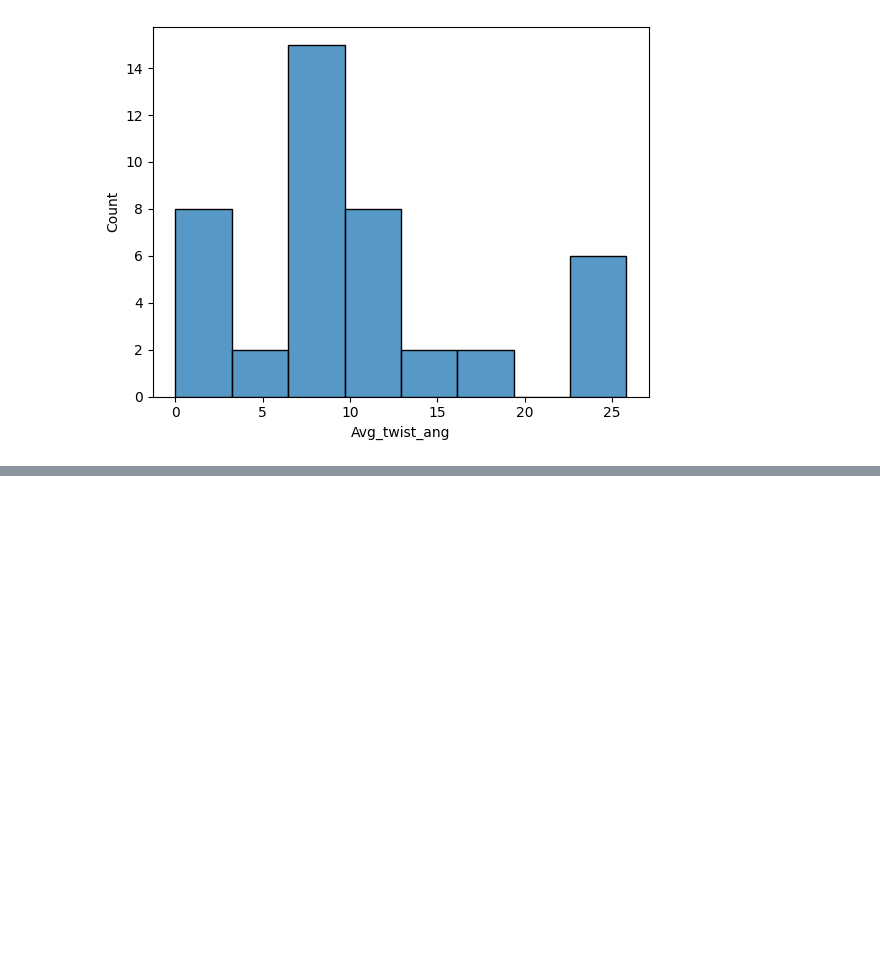
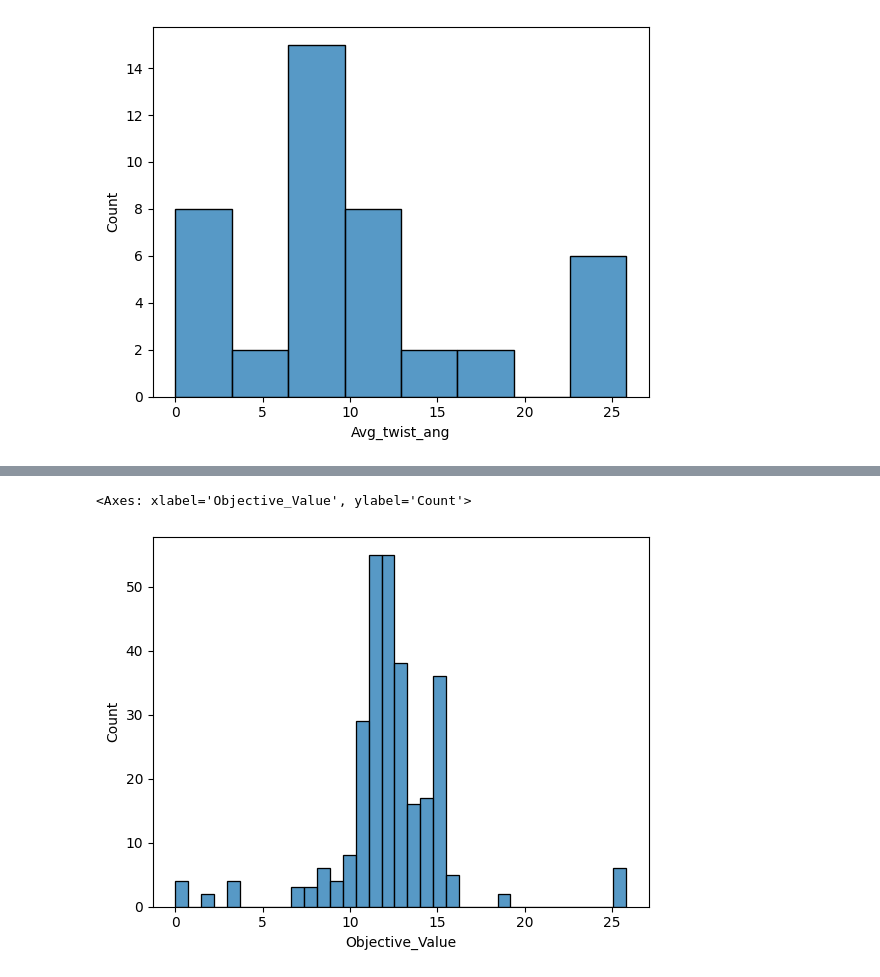
Before and after one commit to Anny-tech/Bayesian_Active_Learning, a Jupyter notebook: BO_AL_Basic_Implementation_fin.ipynb, the cells around one changed output, grey strips where cells are left out. Drawn from its saved outputs; the diff is of its cells as text; code cells hidden in the pictures; blank space fills up the shorter version.

```diff
--- a/BO_AL_Basic_Implementation_fin.ipynb
+++ b/BO_AL_Basic_Implementation_fin.ipynb
@@ -406,7 +441,7 @@ set_random_seed(42)
 desired_value = 8.5
 
 # Run Bayesian Optimization with the original format of data
-results_df = bayesian_optimization(n_iterations=50, X_sample=X_init,\
+results_df, cand_dict = bayesian_optimization(n_iterations=50, X_sample=X_init,\
                                        Y_sample=Y_init, X_i=X_i, Y_org=Y_org,\
                                        bounds=bounds, desired_target=desired_value)
 results_df.to_csv('optimization_results.csv', index=False)
@@ -506,0 +558,5 @@ instead, which fixes the issues and has the same API. See https://arxiv.org/abs/
+# %%
+sns.histplot(data=results_df, x=results_df['Objective_Value'])
+# %% [output]
+<Axes: xlabel='Objective_Value', ylabel='Count'>
+[figure, added]
```
Also changed, not shown: parts of 6 cells of this notebook.
